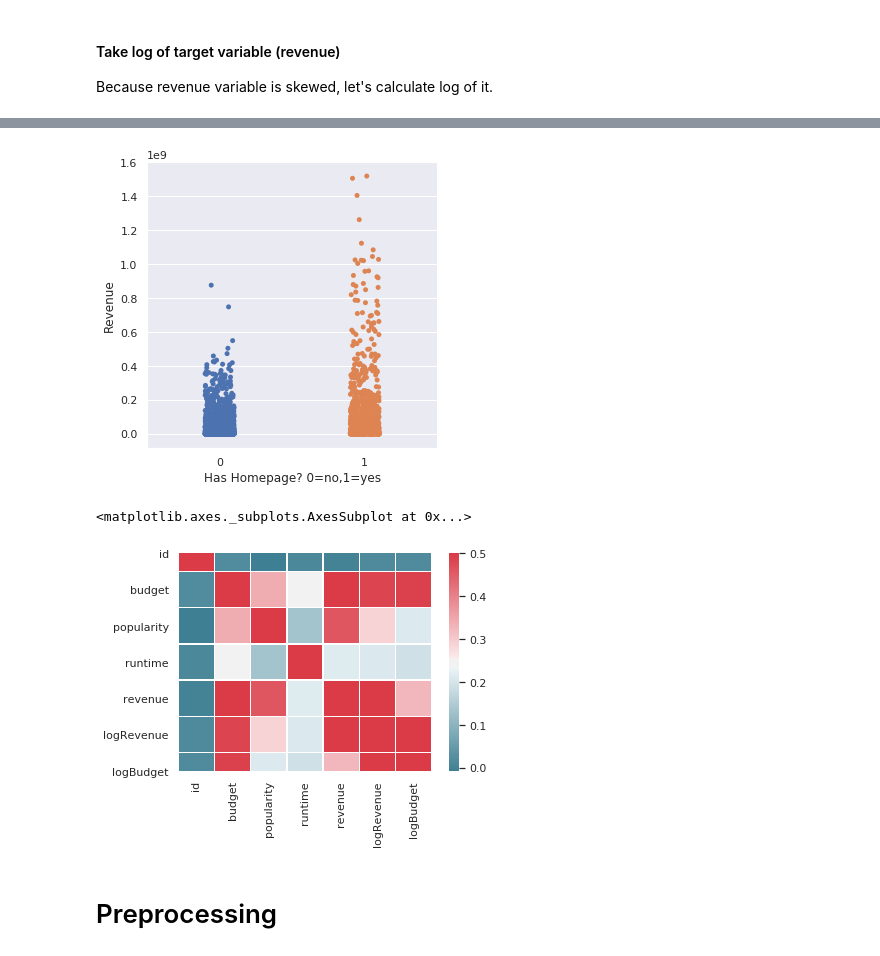
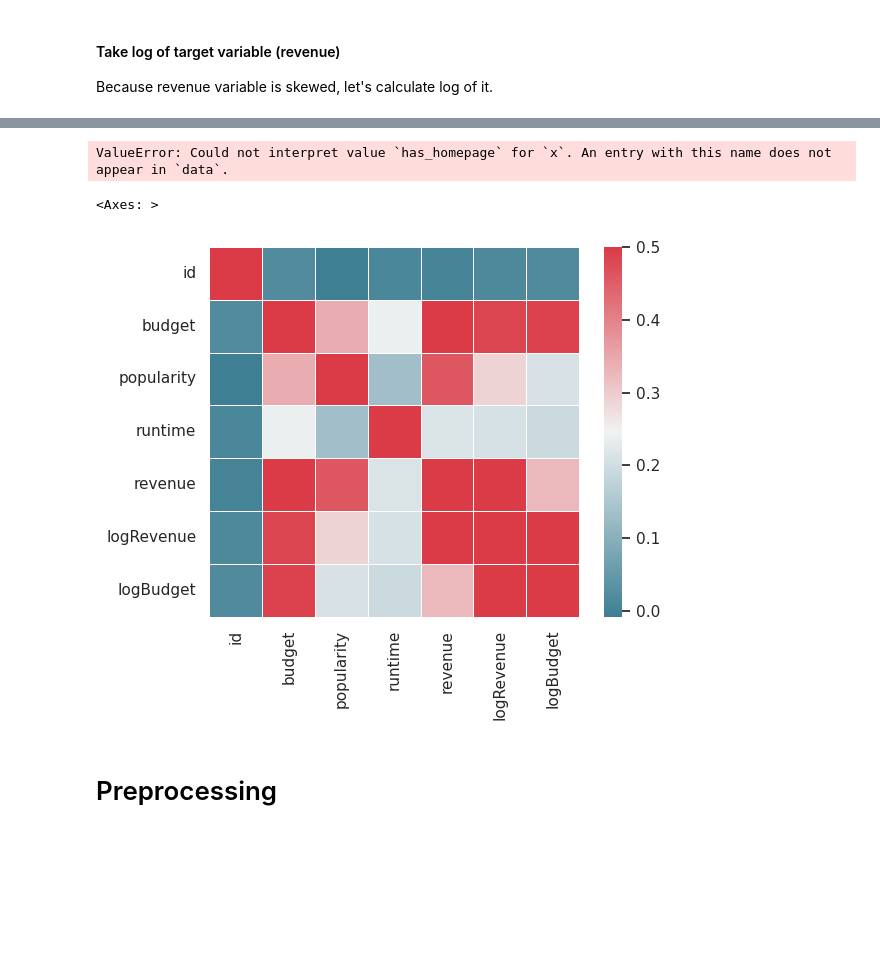
Before and after one commit to Oumar-DIONE/TMDb-Box-Office-Prediction, a Jupyter notebook: Codes/TMDb-Box-Office-Final.ipynb, the cells around one changed output, grey strips where cells are left out. Saved outputs shown, nothing was run; the diff lists cells and outputs as text; code cells hidden in the pictures; blank space fills up the shorter version.

```diff
--- a/Codes/TMDb-Box-Office-Final.ipynb
+++ b/Codes/TMDb-Box-Office-Final.ipynb
@@ -28,7 +28,7 @@ The main goal of this phase is to optimize our pipeline to produce the best Kagg
 # Project Description (data and tasks)
 We are working with data from the TMDB box office, which describes a number of categorical features (eg. release_year, spoken_languages) and numeric features (eg. budget, runtime, homepage). Additionally we will be adding new hash features into our pipeline (eg.production companies, languages). We will use these features to predict the revenue of each movie in the test set. The challenge here is to predict the worldwide revenue for 4,398 movies in the test file given various information about the movie. The tasks to be completed in phase 3 require adding the hash features of production countries, spoken languages, keywords, along with the cast and crew. We also plan to intergrate a decision tree regression model (xgboost) to help improve our score and accuracy.
 # %%
-DATA_DIR = "./tmdb-box-office-prediction"   #same level as course repo in the data directory
+DATA_DIR = "/home/onyxia/work/TMDb-Box-Office-Prediction/Data"   #same level as course repo in the data directory
 #DATA_DIR = os.path.join('./ddddd/')
 !mkdir $DATA_DIR
 # %% [output]
@@ -65,20 +64,3 @@ from sklearn.metrics import mean_squared_error
 
 import pandas as pd
 import os
-def load_data(in_path, name):
-    df = pd.read_csv(in_path)
-    print(f"{name}: shape is {df.shape}")
-    print(df.info())
-    display(df.head(5))
-    return df
-
-datasets={}  # lets store the datasets in a dictionary so we can keep track of them easily
-ds_name = 'train'
-
-df_train = load_data(os.path.join(DATA_DIR, f'{ds_name}.csv'), ds_name)
-#datasets[ds_name] = trainOrig
-
-
-ds_name = 'test'
-df_test = load_data(os.path.join(DATA_DIR, f'{ds_name}.csv'), ds_name)
-#datasets[ds_name] = testOrig
@@ -133,0 +67,20 @@ None
+# %%
+
+def load_data(in_path, name):
+    df = pd.read_csv(in_path)
+    print(f"{name}: shape is {df.shape}")
+    if name=="train":
+        print(df.info())
+    display(df.head(1))
+    return df
+
+datasets={}  # lets store the datasets in a dictionary so we can keep track of them easily
+ds_name = 'train'
+
+df_train = load_data(os.path.join(DATA_DIR, f'{ds_name}.csv'), ds_name)
+datasets[ds_name] = df_train
+
+ds_name = 'test'
+df_test = load_data(os.path.join(DATA_DIR, f'{ds_name}.csv'), ds_name)
+datasets[ds_name] = df_test
+print("Well done")
@@ -246,16 +245,18 @@ with sns.axes_style(style='ticks'):
 # %%
-#Run cells below before running
+#Run cells below before running completely the preprocessing
 g=sns.catplot(x="has_homepage", y="revenue", data=df_train);
 g.set_axis_labels("Has Homepage? 0=no,1=yes", "Revenue");
 # %% [output]
-[figure, removed]
+ValueError: Could not interpret value `has_homepage` for `x`. An entry with this name does not appear in `data`.
 # %%
-corr=df_train.corr()
+colonnes_numeriques = df_train.select_dtypes(include=['int', 'float']).columns.tolist()
+num_df_train=df_train[colonnes_numeriques]
+corr=num_df_train.corr()
 cmap = sns.diverging_palette(220, 10, as_cmap=True)
 sns.heatmap(corr, cmap=cmap, vmax=.5, square=True, linewidths=.5)
 # %% [output]
-<matplotlib.axes._subplots.AxesSubplot at 0x...>
+<Axes: >
-[figure, old version]
+[figure, new version]
 # %% [markdown]
 # Preprocessing
 # %%
```
Also changed, not shown: parts of 12 cells of this notebook.
